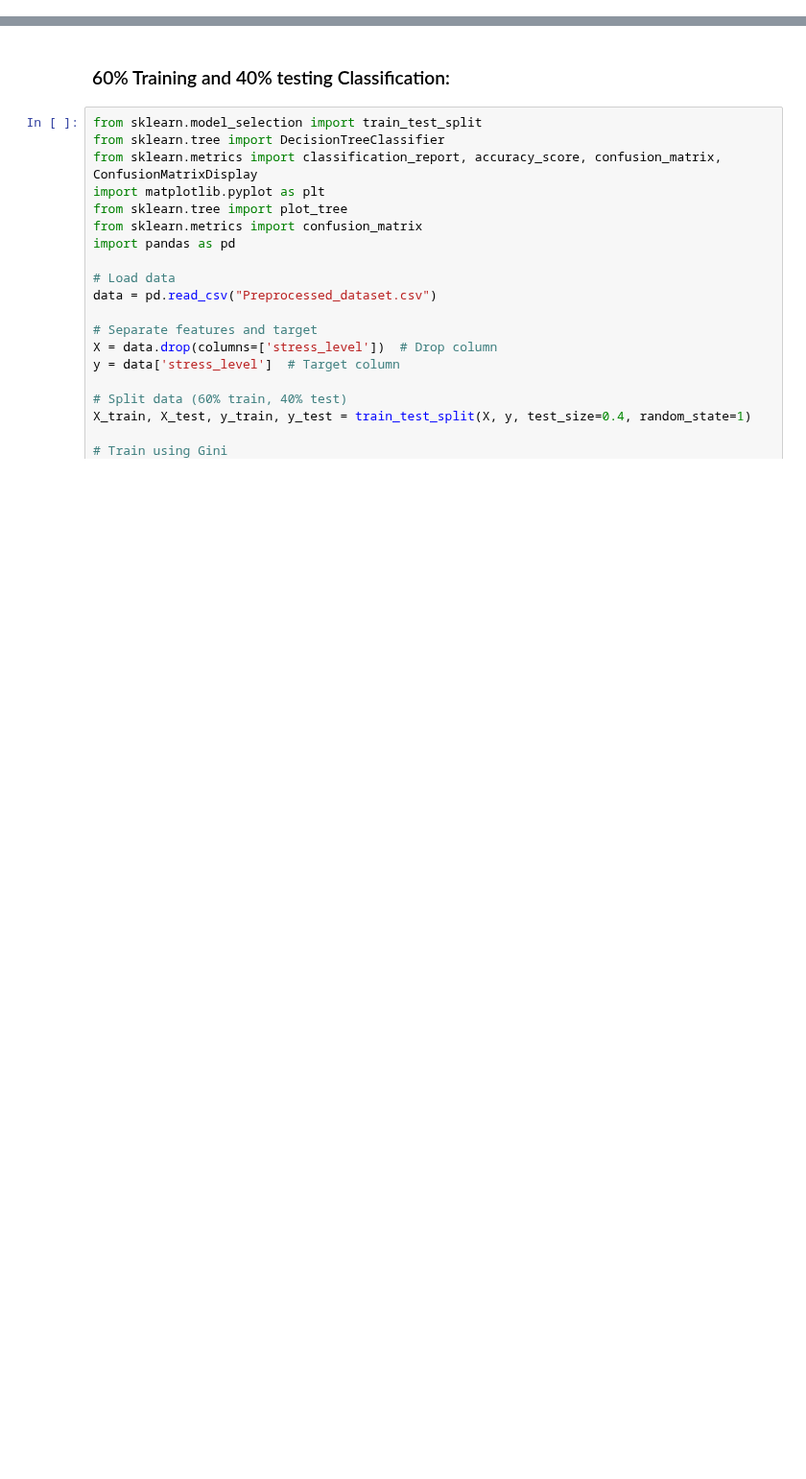
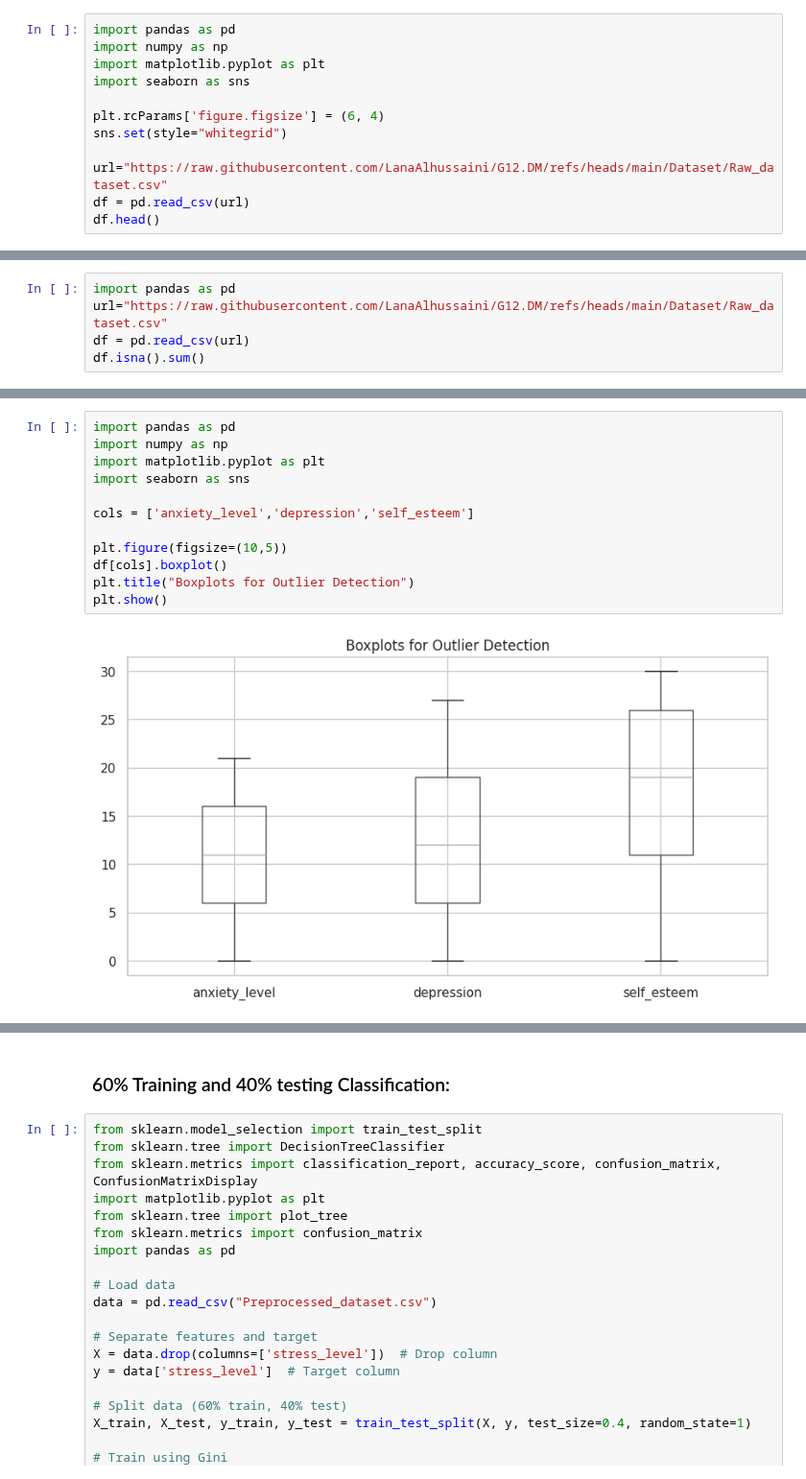
Before and after one commit to LanaAlhussaini/G12.DM, a Jupyter notebook: Phase3.ipynb, the cells around one changed output, grey strips where cells are left out. Shown at 96% size. Cells and saved outputs as stored; diff of their text form; blank space fills up the shorter version.

```diff
--- a/Phase3.ipynb
+++ b/Phase3.ipynb
@@ -2,0 +151,12 @@
+# %%
+import pandas as pd
+import numpy as np
+import matplotlib.pyplot as plt
+import seaborn as sns
+
+plt.rcParams['figure.figsize'] = (6, 4)
+sns.set(style="whitegrid")
+
+url="https://raw.githubusercontent.com/LanaAlhussaini/G12.DM/refs/heads/main/Dataset/Raw_dataset.csv"
+df = pd.read_csv(url)
+df.head()
@@ -2,0 +174,5 @@
+# %%
+import pandas as pd
+url="https://raw.githubusercontent.com/LanaAlhussaini/G12.DM/refs/heads/main/Dataset/Raw_dataset.csv"
+df = pd.read_csv(url)
+df.isna().sum()
@@ -2,0 +234,14 @@
+# %%
+import pandas as pd
+import numpy as np
+import matplotlib.pyplot as plt
+import seaborn as sns
+
+cols = ['anxiety_level','depression','self_esteem']
+
+plt.figure(figsize=(10,5))
+df[cols].boxplot()
+plt.title("Boxplots for Outlier Detection")
+plt.show()
+# %% [output]
+[figure, added]
```
Also changed, not shown: parts of 59 cells of this notebook.
